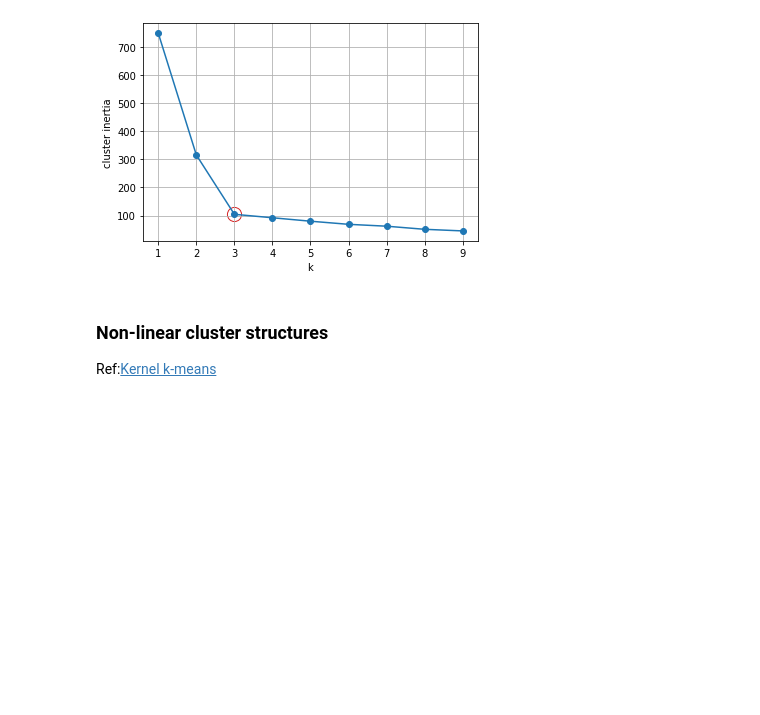
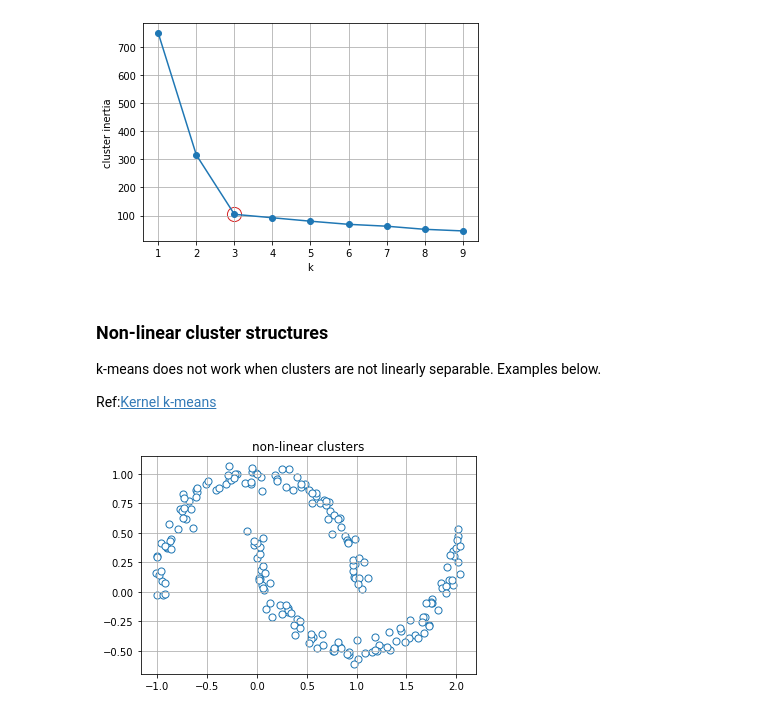
Before and after one commit to vinayshanbhag/math, a Jupyter notebook: K_means.ipynb, the cells around one changed output. Cells and saved outputs as stored; diff of their text form; code cells hidden in the pictures; blank space fills up the shorter version.

Commit message:
k-means clustering, limitations, workarounds

```diff
--- a/K_means.ipynb
+++ b/K_means.ipynb
@@ -226,4 +226,19 @@ plt.grid();
 # %% [markdown]
 ### Non-linear cluster structures
 
+k-means does not work when clusters are not linearly separable. Examples below.
+
 Ref:[Kernel k-means](https://sites.google.com/site/dataclusteringalgorithms/kernel-k-means-clustering-algorithm)
+# %%
+from sklearn.datasets import make_moons
+X,y = make_moons(
+    n_samples=200,
+    noise=0.05,
+    random_state=1
+)
+
+plt.title("non-linear clusters")
+plt.scatter(X[:,0],X[:,1],s=50, c='white',edgecolor='tab:blue',marker='o');
+plt.grid();
+# %% [output]
+[figure, added]
```
Also changed, not shown: parts of 2 cells of this notebook.
